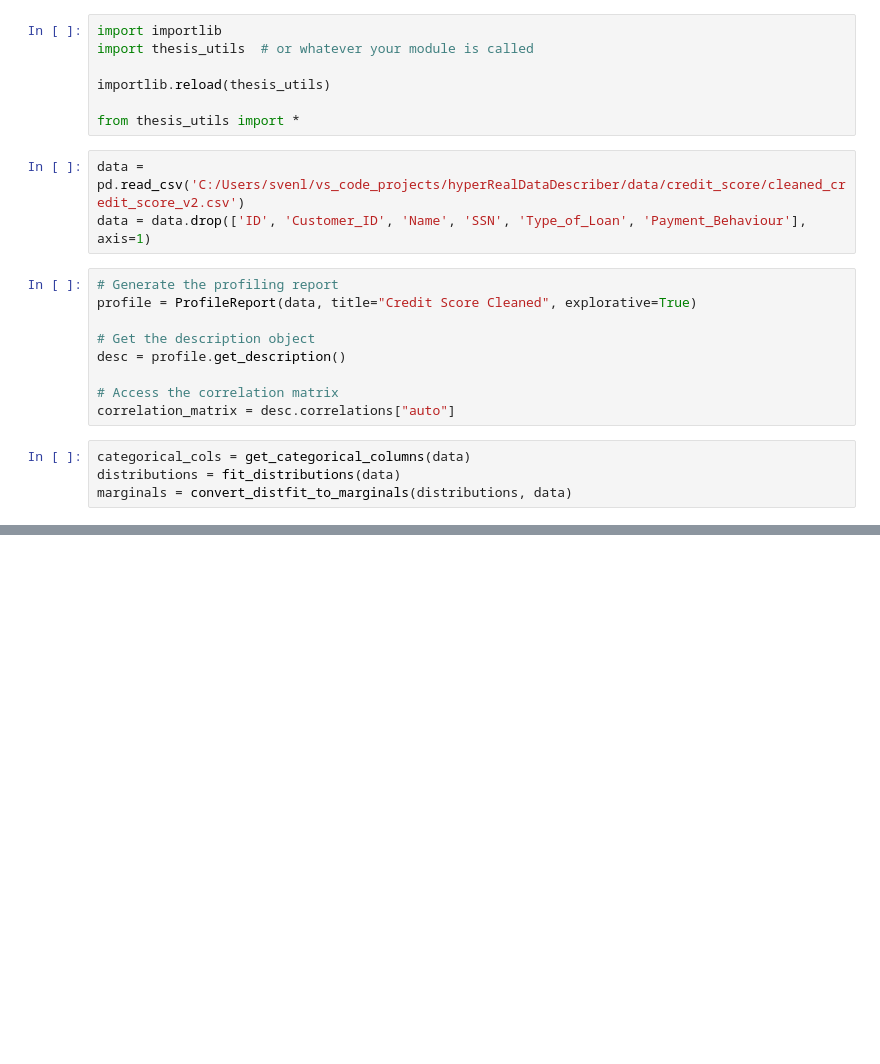
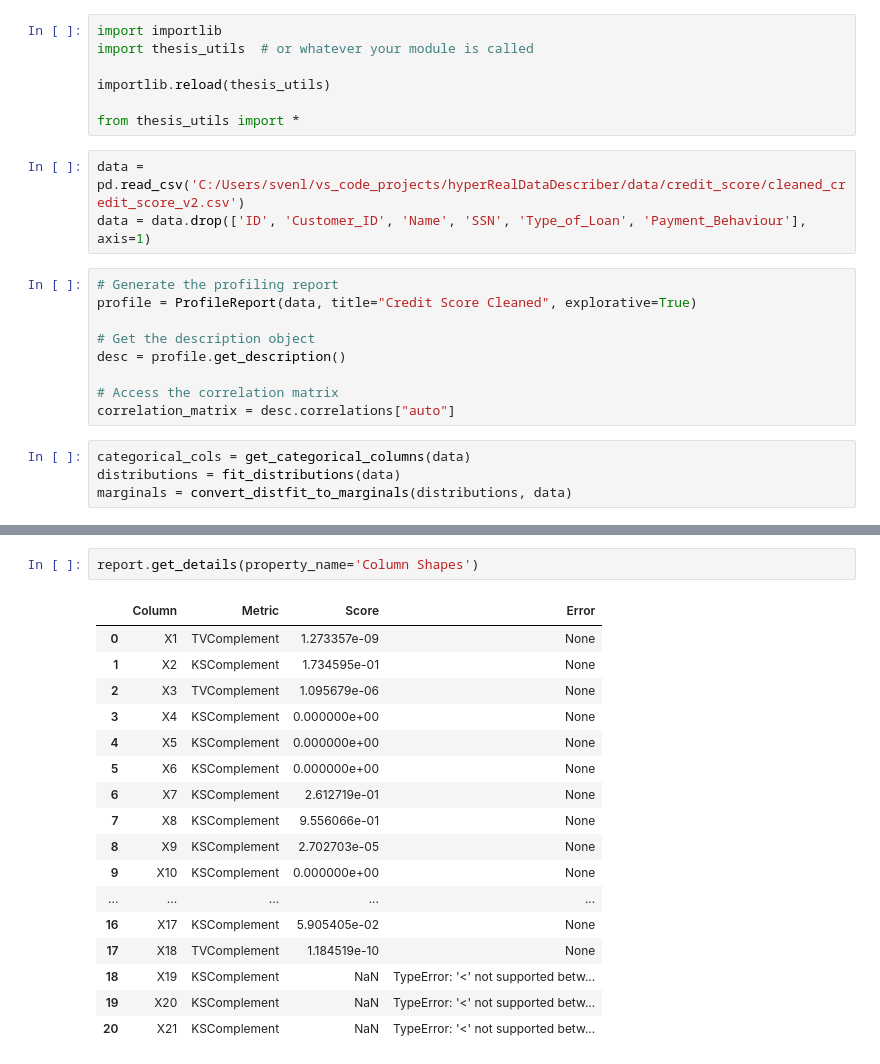
Before and after one commit to svenlagger/master-thesis-uni-li, a Jupyter notebook: prod/full_synthesis_standalone.ipynb, the cells around one changed output, grey strips where cells are left out. Cells and saved outputs as stored; diff of their text form; blank space fills up the shorter version.

```diff
--- a/prod/full_synthesis_standalone.ipynb
+++ b/prod/full_synthesis_standalone.ipynb
@@ -57,0 +112,20 @@ correlation_matrix_syn = desc_syn.correlations["auto"]
+# %%
+report.get_details(property_name='Column Shapes')
+# %% [output]
+|  | Column | Metric | Score | Error |
+| 0 | X1 | TVComplement | 1.273357e-09 | None |
+| 1 | X2 | KSComplement | 1.734595e-01 | None |
+| 2 | X3 | TVComplement | 1.095679e-06 | None |
+| 3 | X4 | KSComplement | 0.000000e+00 | None |
+| 4 | X5 | KSComplement | 0.000000e+00 | None |
+| 5 | X6 | KSComplement | 0.000000e+00 | None |
+| 6 | X7 | KSComplement | 2.612719e-01 | None |
+| 7 | X8 | KSComplement | 9.556066e-01 | None |
+| 8 | X9 | KSComplement | 2.702703e-05 | None |
+| 9 | X10 | KSComplement | 0.000000e+00 | None |
+| ... | ... | ... | ... | ... |
+| 16 | X17 | KSComplement | 5.905405e-02 | None |
+| 17 | X18 | TVComplement | 1.184519e-10 | None |
+| 18 | X19 | KSComplement | NaN | TypeError: '<' not supported betw... |
+| 19 | X20 | KSComplement | NaN | TypeError: '<' not supported betw... |
+| 20 | X21 | KSComplement | NaN | TypeError: '<' not supported betw... |
```
Also changed, not shown: parts of 9 cells of this notebook, 2 other files.
